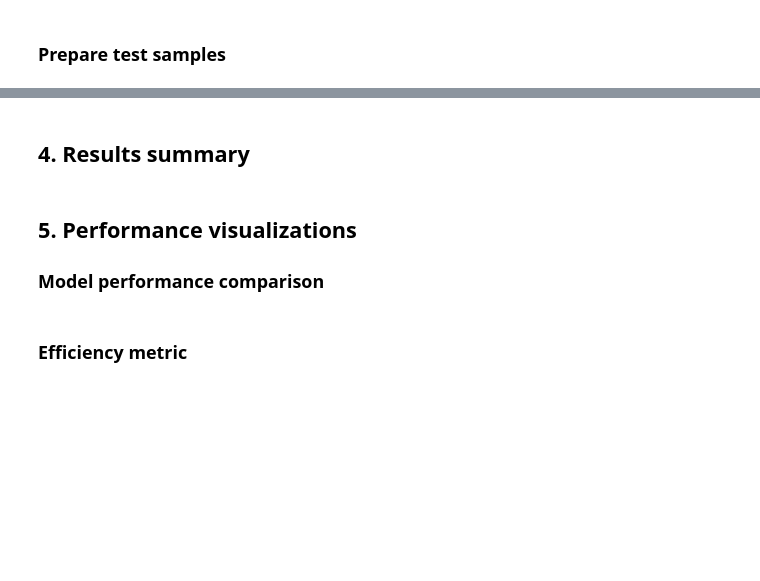
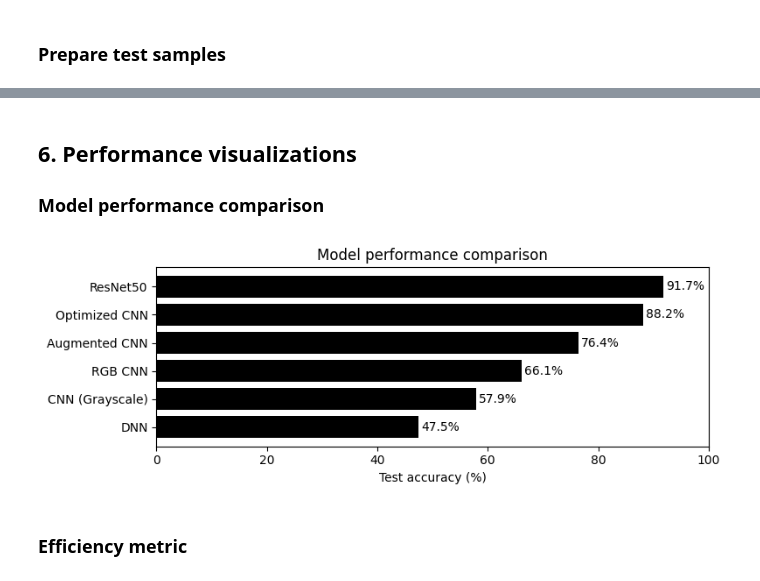
Before and after one commit to gperdrizet/CIFAR10, a Jupyter notebook: notebooks/07-results.ipynb, the cells around one changed output, grey strips where cells are left out. Cells and saved outputs as stored; diff of their text form; code cells hidden in the pictures; blank space fills up the shorter version.

Commit message:
Cleaned up results notebook

```diff
--- a/notebooks/07-results.ipynb
+++ b/notebooks/07-results.ipynb
@@ -109,6 +202,7 @@ print(f'\nCold start measurement complete for {len(cold_start_times)} models')
 results = []
 
 for model_info in models_metadata:
+
     model_name = model_info['name']
     results_path = config.RESULTS_DIR / model_info['results_file']
 
@@ -127,14 +221,15 @@ for model_info in models_metadata:
     results.append({
         'Model': model_name,
         'Description': model_info['description'],
-        'Total Parameters': data['total_params'],
-        'Trainable Parameters': data['trainable_params'],
+        'Total parameters': data['total_params'],
+        'Trainable parameters': data['trainable_params'],
         'Size (MB)': model_size_mb,
-        'Test Accuracy (%)': data['test_accuracy'],
-        'Cold Start (ms)': cold_start_times.get(model_name, 0) * 1000,
+        'Test accuracy (%)': data['test_accuracy'],
+        'Cold start (ms)': cold_start_times.get(model_name, 0) * 1000,
+        'Inference rate (img/s)': inference_rates.get(model_name, 0),
         'true_labels': np.array(data['true_labels']),
         'predictions': np.array(data['predictions']),
         'all_probs': np.array(data['all_probs'])
     })
 
-print(f"Loaded results for {len(results)} models")
+print(f'Loaded results for {len(results)} models')
@@ -158,32 +264,33 @@ summary_df
-# %% [markdown]
-## 4. Results summary
 # %% [markdown]
-## 5. Performance visualizations
+## 6. Performance visualizations
 
 ### Model performance comparison
 # %%
 # Sort by accuracy for better visualization
-sorted_results = sorted(results, key=lambda x: x['Test Accuracy (%)'])
+sorted_results = sorted(results, key=lambda x: x['Test accuracy (%)'])
+
+# Prepare data for plotting
+models = [r['Model'] for r in sorted_results]
+accuracies = [r['Test accuracy (%)'] for r in sorted_results]
 
 # Create bar chart
-fig, ax = plt.subplots(figsize=(12, 6))
+fig, ax = plt.subplots(figsize=(8, 3))
 
-models = [r['Model'] for r in sorted_results]
-accuracies = [r['Test Accuracy (%)'] for r in sorted_results]
+ax.set_title('Model performance comparison', fontweight='bold', fontsize=14, pad=15)
 
-bars = ax.barh(models, accuracies, color=['#1f77b4', '#ff7f0e', '#2ca02c', '#d62728', '#9467bd'])
+bars = ax.barh(models, accuracies, color='black')
 
 # Add value labels on bars
 for i, (bar, acc) in enumerate(zip(bars, accuracies)):
-    ax.text(acc + 0.5, i, f'{acc:.2f}%', va='center', fontweight='bold')
+    ax.text(acc + 0.5, i, f'{acc:.1f}%', va='center')
 
-ax.set_xlabel('Test Accuracy (%)', fontsize=12, fontweight='bold')
-ax.set_title('Model Performance Comparison', fontsize=14, fontweight='bold', pad=20)
+ax.set_xlabel('Test accuracy (%)')
 ax.set_xlim(0, 100)
-ax.grid(axis='x', alpha=0.3, linestyle='--')
 
 plt.tight_layout()
 plt.show()
+# %% [output]
+[figure, added]
 # %% [markdown]
 ### Efficiency metric
 # %%
```
Also changed, not shown: parts of 14 cells of this notebook.
